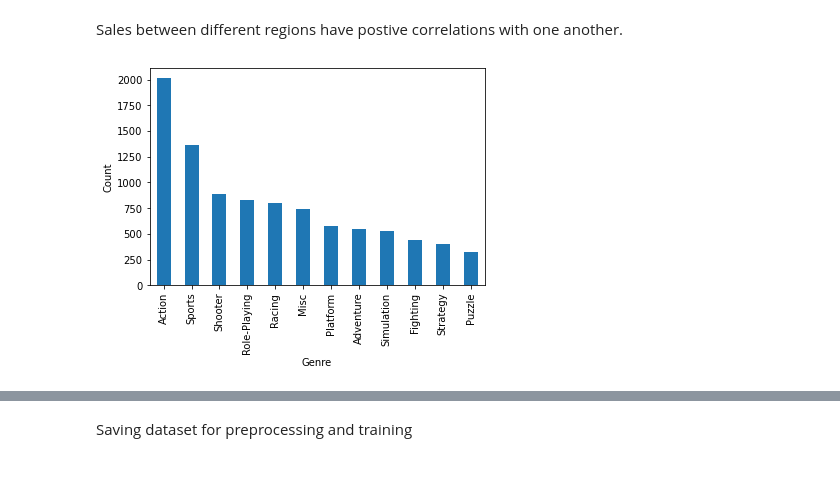
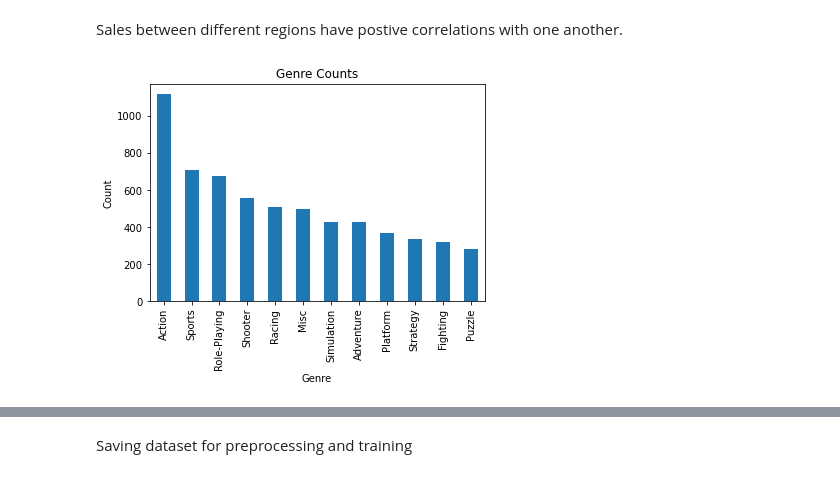
Before and after one commit to annaaful/Springboard, a Jupyter notebook: Capstone 2 Video Games/C2 EDA - Anna Li.ipynb, the cells around one changed output, grey strips where cells are left out. Cells and saved outputs as stored; diff of their text form; code cells hidden in the pictures.

```diff
--- a/Capstone 2 Video Games/C2 EDA - Anna Li.ipynb
+++ b/Capstone 2 Video Games/C2 EDA - Anna Li.ipynb
@@ -248,0 +321,3 @@ df[df['Name'].str.contains('LEGO Marvel Super Heroes')]
+# %%
+df = df.merge(agg_year, how='left', on='Name')
+df
@@ -248,0 +338,6 @@ df[df['Name'].str.contains('LEGO Marvel Super Heroes')]
+# %%
+df = df.drop(columns='Years_of_Release_x')
+# %%
+df = df.rename(columns={'Years_of_Release_y':'Years_of_Release'})
+# %%
+df.drop_duplicates(inplace=True)
@@ -306,6 +414,6 @@ plt.show()
 Sales between different regions have postive correlations with one another.
 # %%
 genre_counts = df['Genre'].value_counts()
-_ = genre_counts.plot(kind='bar', xlabel='Genre', ylabel='Count')
+_ = genre_counts.plot(kind='bar', xlabel='Genre', ylabel='Count', title='Genre Counts')
 # %% [output]
-[figure, old version]
+[figure, new version]
```
Also changed, not shown: parts of 26 cells of this notebook.
